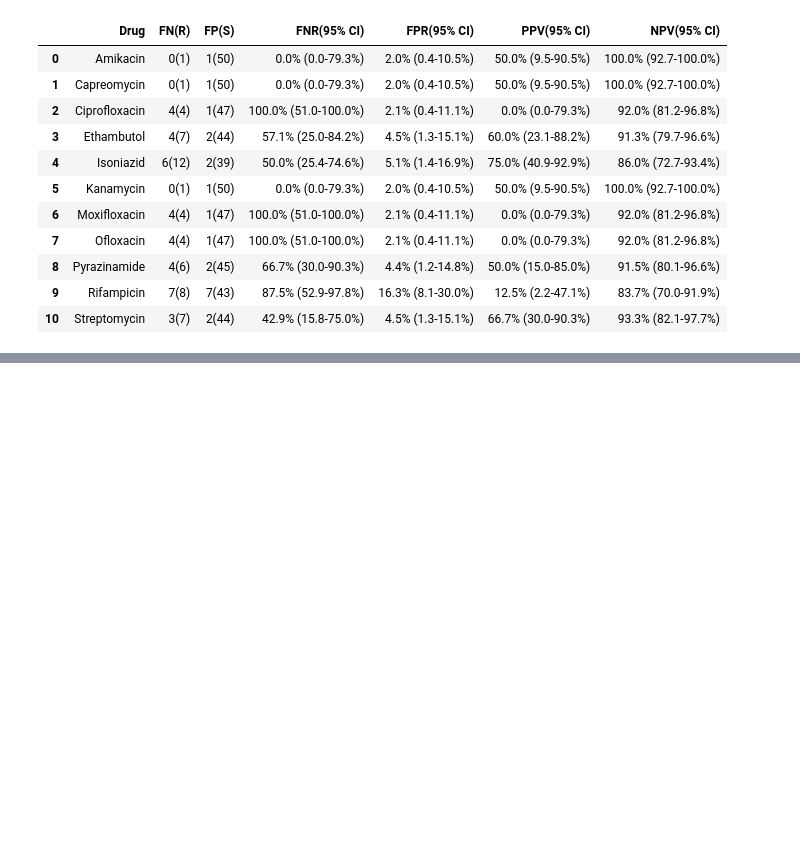
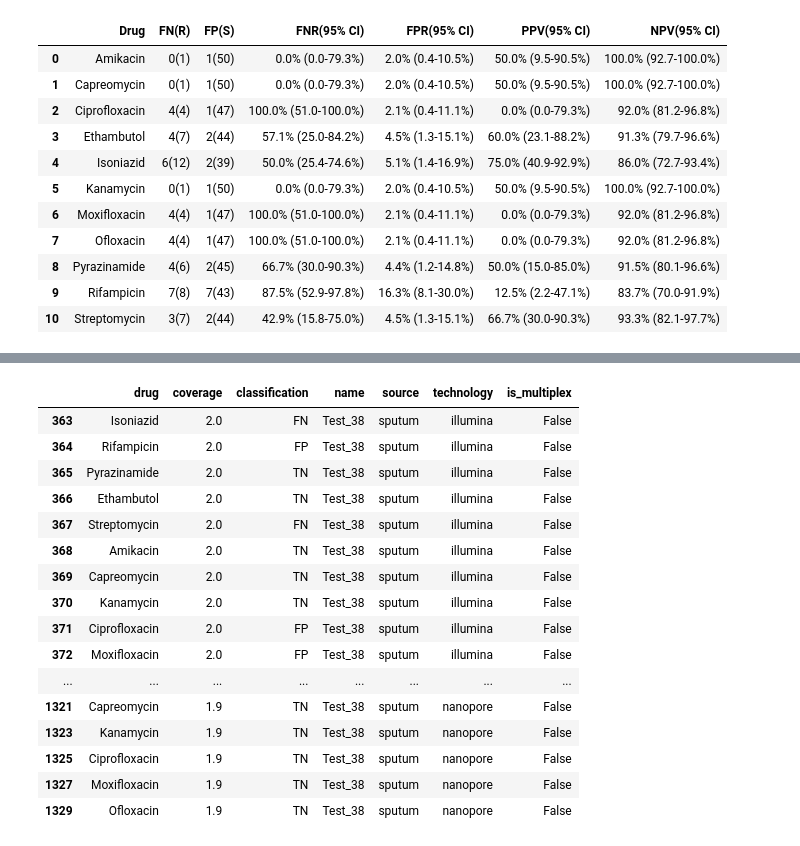
Before and after one commit to iqbal-lab-org/tb-sputum-project, a Jupyter notebook: workflow/notebooks/dst_eda.ipynb, the cells around one changed output, grey strips where cells are left out. Drawn from its saved outputs; the diff is of its cells as text; code cells hidden in the pictures; blank space fills up the shorter version.

```diff
--- a/workflow/notebooks/dst_eda.ipynb
+++ b/workflow/notebooks/dst_eda.ipynb
@@ -224,6 +281,9 @@ def classify(actual: str, expected: str) -> int:
 X_mono = np.zeros((len(samples), len(drugs)))
 X_multi = np.zeros((len(samples), len(drugs)))
 default = "NA"
+
+clfmap = {v: k for k, v in classmap.items()}
+
 for i, s in enumerate(sorted(samples)):
     for j, d in enumerate(drugs):
         expected = culture_df.at[(s, d), "prediction"]
@@ -233,6 +293,20 @@ for i, s in enumerate(sorted(samples)):
         mono_clf = classify(mono_actual, expected)
         multi_clf = classify(multi_actual, expected)
 
+        mono_ix = (s, "sputum", "nanopore", False)
+        multi_ix = (s, "sputum", "nanopore", True)
+        try:
+            mono_cov = cov_df.at[mono_ix, "coverage"]
+        except KeyError:
+            mono_cov = None
+        try:
+            multi_cov = cov_df.at[multi_ix, "coverage"]
+        except KeyError:
+            multi_cov = None
+
+        cov_clf.append((d, mono_cov, clfmap[mono_clf], *mono_ix))
+        cov_clf.append((d, multi_cov, clfmap[multi_clf], *multi_ix))
+
         X_mono[i][j] = mono_clf
         X_multi[i][j] = multi_clf
 # %%
@@ -764,0 +899,20 @@ ont_table
+# %%
+covclf_df.query("name=='Test_38'")
+# %% [output]
+|  | drug | coverage | classification | name | source | technology | is_multiplex |
+| 363 | Isoniazid | 2.0 | FN | Test_38 | sputum | illumina | False |
+| 364 | Rifampicin | 2.0 | FP | Test_38 | sputum | illumina | False |
+| 365 | Pyrazinamide | 2.0 | TN | Test_38 | sputum | illumina | False |
+| 366 | Ethambutol | 2.0 | TN | Test_38 | sputum | illumina | False |
+| 367 | Streptomycin | 2.0 | FN | Test_38 | sputum | illumina | False |
+| 368 | Amikacin | 2.0 | TN | Test_38 | sputum | illumina | False |
+| 369 | Capreomycin | 2.0 | TN | Test_38 | sputum | illumina | False |
+| 370 | Kanamycin | 2.0 | TN | Test_38 | sputum | illumina | False |
+| 371 | Ciprofloxacin | 2.0 | FP | Test_38 | sputum | illumina | False |
+| 372 | Moxifloxacin | 2.0 | FP | Test_38 | sputum | illumina | False |
+| ... | ... | ... | ... | ... | ... | ... | ... |
+| 1321 | Capreomycin | 1.9 | TN | Test_38 | sputum | nanopore | False |
+| 1323 | Kanamycin | 1.9 | TN | Test_38 | sputum | nanopore | False |
+| 1325 | Ciprofloxacin | 1.9 | TN | Test_38 | sputum | nanopore | False |
+| 1327 | Moxifloxacin | 1.9 | TN | Test_38 | sputum | nanopore | False |
+| 1329 | Ofloxacin | 1.9 | TN | Test_38 | sputum | nanopore | False |
```
Also changed, not shown: parts of 6 cells of this notebook, 2 other files.
